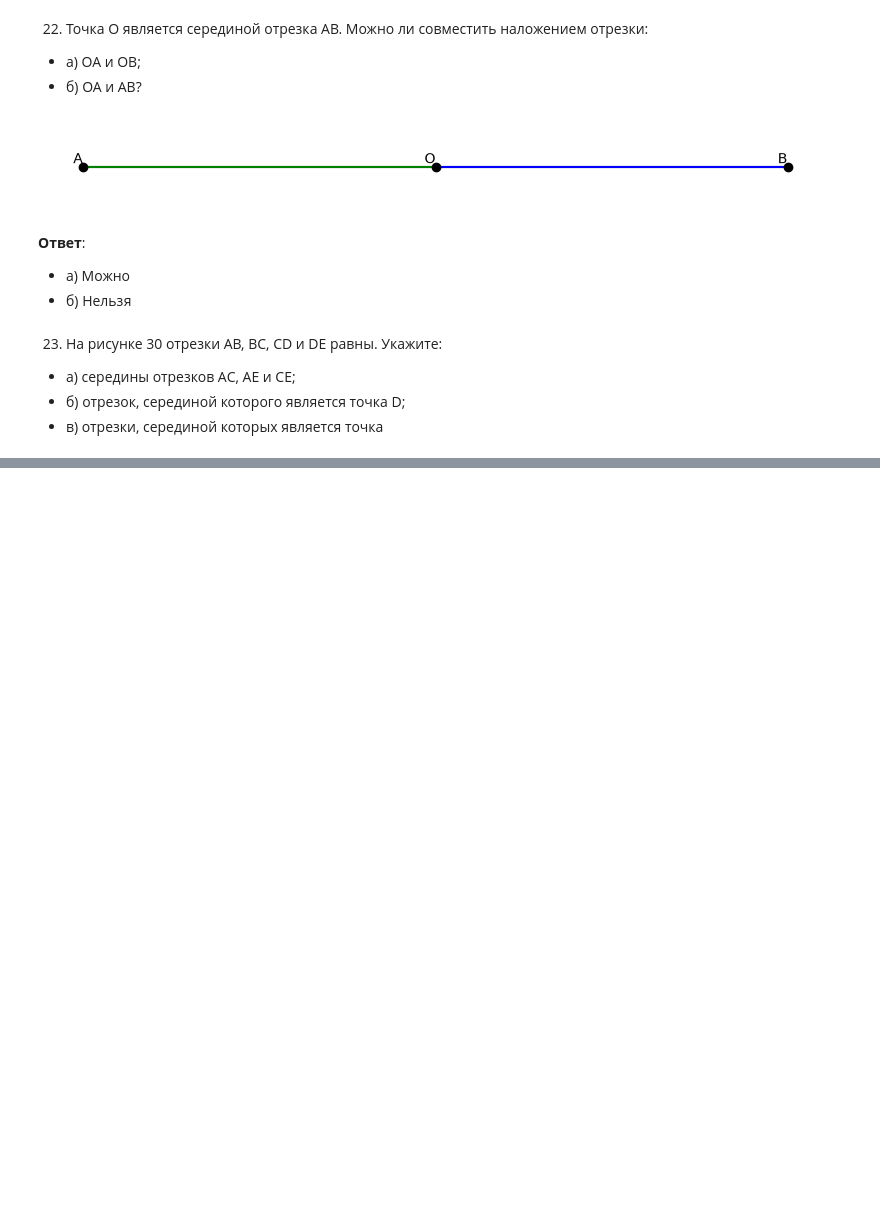
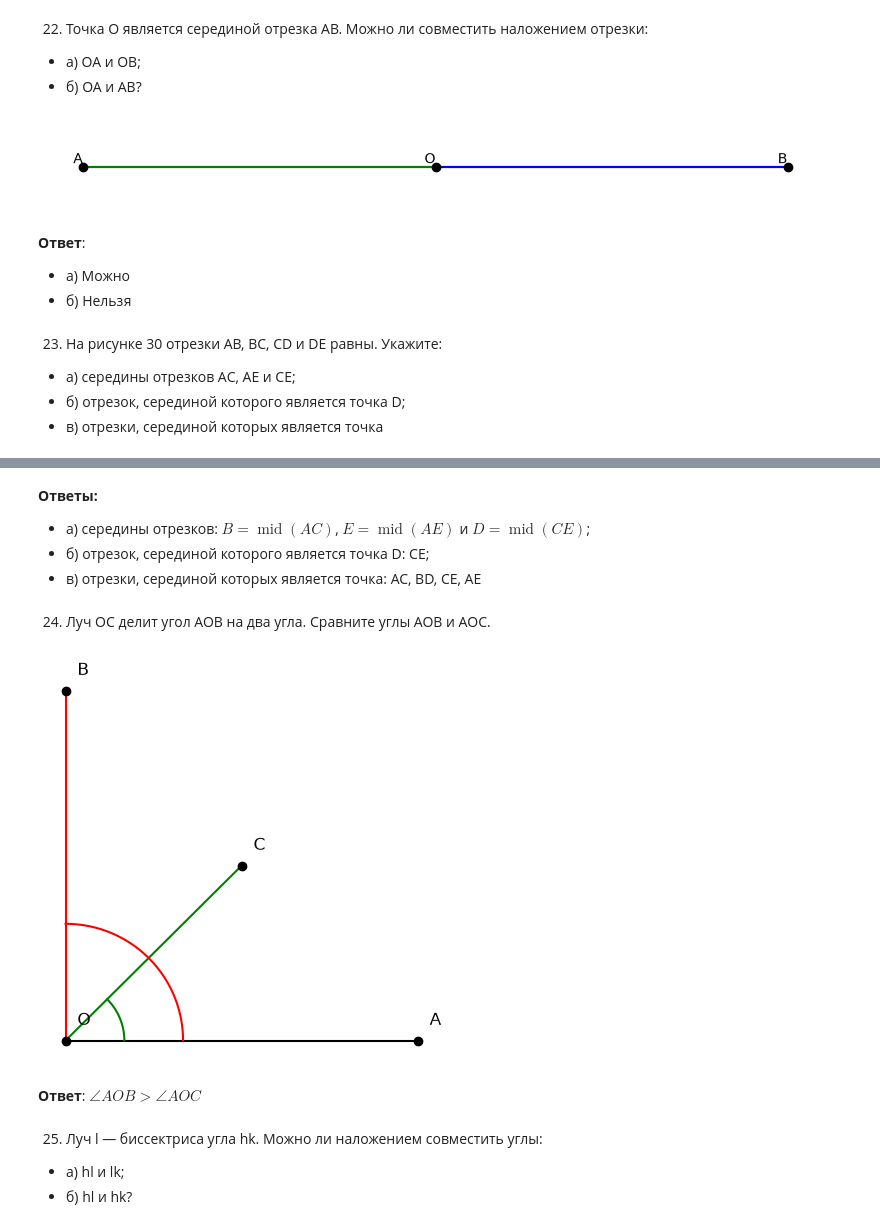
Before and after one commit to romashina/geometry, a Jupyter notebook: 07.01.ipynb, the cells around one changed output, grey strips where cells are left out. Saved outputs shown, nothing was run; the diff lists cells and outputs as text; code cells hidden in the pictures; blank space fills up the shorter version.

```diff
--- a/07.01.ipynb
+++ b/07.01.ipynb
@@ -262,0 +289,53 @@ plt.show()
+# %% [markdown]
+**Ответы:**
+
+- а) середины отрезков: $B = \operatorname{mid}(AC)$, $E = \operatorname{mid}(AE)$ и $D = \operatorname{mid}(CE)$;
+- б) отрезок, серединой которого является точка D: CE;
+- в) отрезки, серединой которых является точка: AC, BD, CE, AE
+# %% [markdown]
+24. Луч ОС делит угол AOB на два угла. Сравните углы AOB и АОС.
+# %%
+import numpy as np
+import matplotlib.pyplot as plt
+
+plt.figure(figsize=(5, 5))
+
+B = np.r_[0, 3]
+O = np.r_[0, 0]
+A = np.r_[3, 0]
+C = (A + B)/2
+
+points = {
+    'B': B,
+    'O': O,
+    'A': A,
+    'C': C,
+}
+
+plt.plot(*zip(O, A), 'k-')
+plt.plot(*zip(O, C), 'g-')
+plt.plot(*zip(O, B), 'r-')
+
+plt.plot(*zip(*points.values()), 'ko')
+for name, coord in points.items():
+    plt.text(*(coord + [0.1, 0.1]), name, fontsize=12, va='bottom', ha='left')
+
+
+# Дуга от 0 до 45 градусов (в радианах)
+AOC = np.linspace(0, np.radians(45), 50)
+AOB = np.linspace(0, np.radians(90), 100)
+# X = r * cos(a), Y = r * sin(a)
+plt.plot(0.5 * np.cos(AOC), 0.5 * np.sin(AOC), 'g-')
+plt.plot(np.cos(AOB), np.sin(AOB), 'r-')
+
+plt.axis('off')
+plt.show()
+# %% [output]
+[figure, added]
+# %% [markdown]
+**Ответ**: $\angle AOB > \angle AOC$
+# %% [markdown]
+25. Луч l — биссектриса угла hk. Можно ли наложением совместить углы:
+
+- а) hl и lk;
+- б) hl и hk?
```
Also changed, not shown: parts of 1 cell of this notebook.
